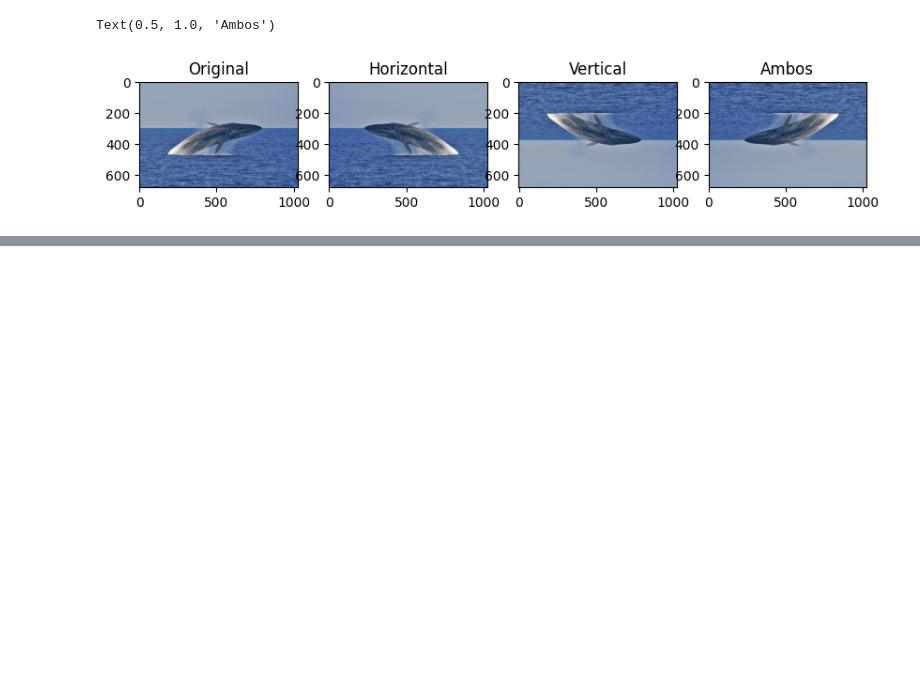
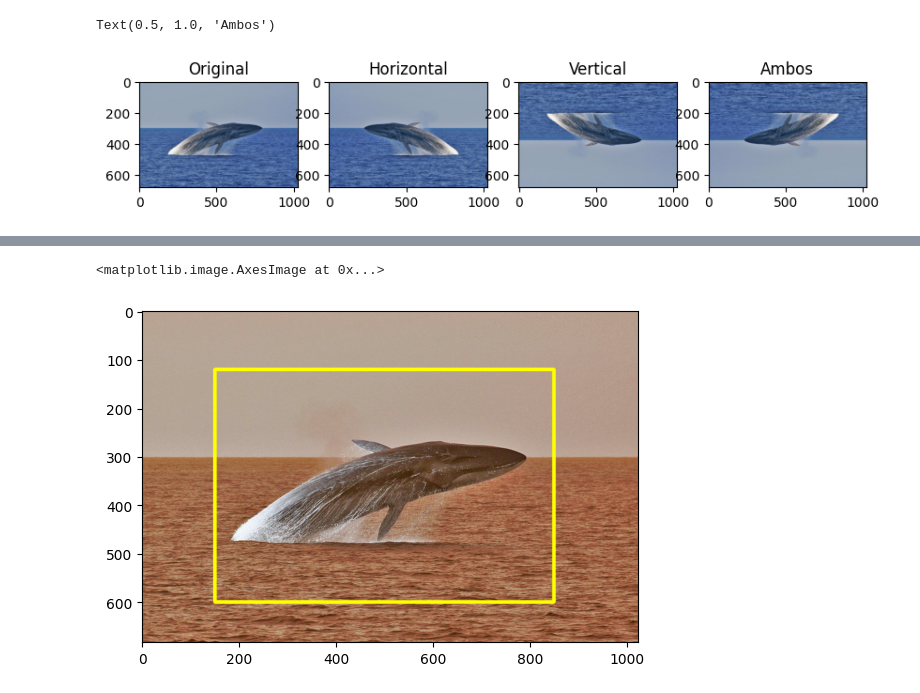
Before and after one commit to valeragabriel/Computer-Vision, a Jupyter notebook: 2.ProcessamentoIMG/OpenCV.ipynb, the cells around one changed output, grey strips where cells are left out. Drawn from its saved outputs; the diff is of its cells as text; code cells hidden in the pictures; blank space fills up the shorter version.

```diff
--- a/2.ProcessamentoIMG/OpenCV.ipynb
+++ b/2.ProcessamentoIMG/OpenCV.ipynb
@@ -125,0 +151,9 @@ Text(0.5, 1.0, 'Ambos')
+# %%
+# Desenhar um retângulo na imagem
+img_rect = img.copy()
+# img = cv2.rectangle(img, pt1, pt2, color[, thickness[, lineType[, shift]]])
+cv.rectangle(img_rect, (150, 120), (850, 600), (255, 255, 0), thickness=5, lineType=cv.LINE_AA)
+plt.imshow(img_rect)
+# %% [output]
+<matplotlib.image.AxesImage at 0x...>
+[figure, added]
```
Also changed, not shown: parts of 3 cells of this notebook.
